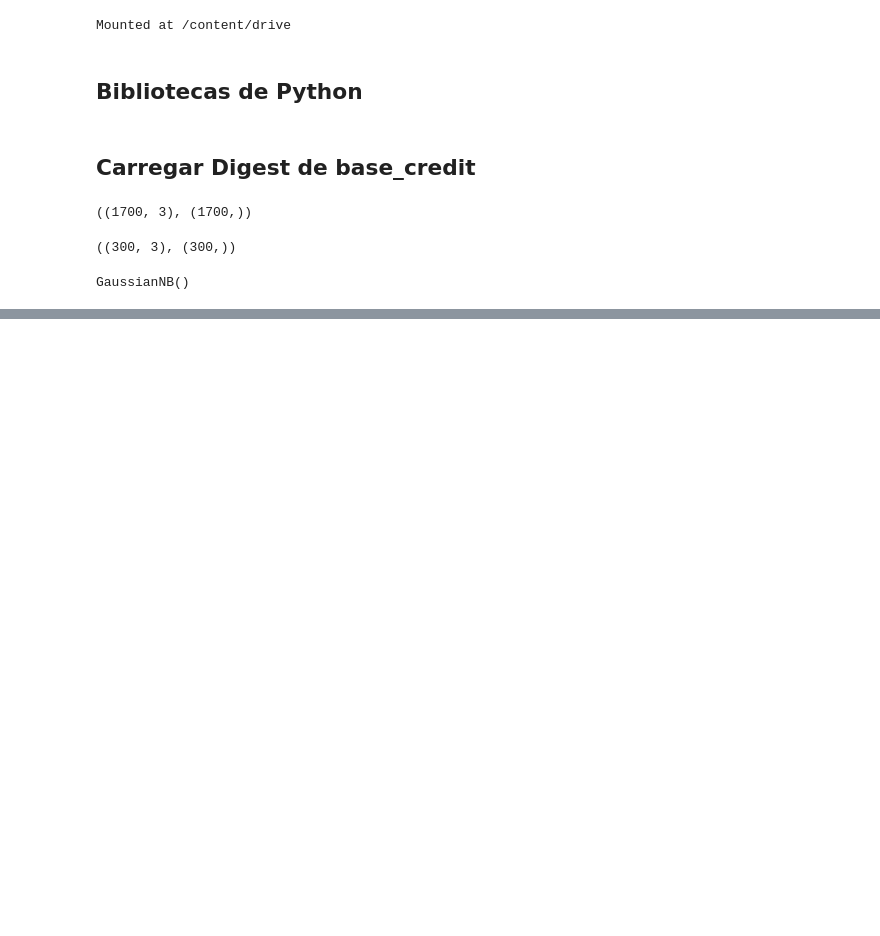
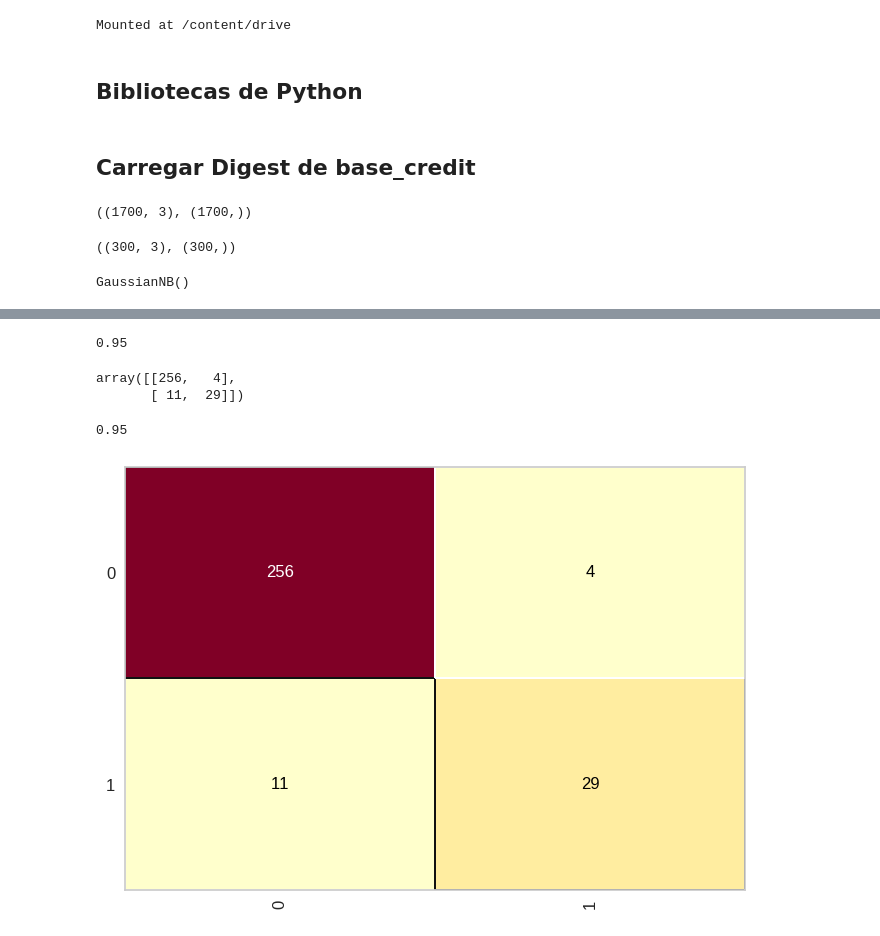
Before and after one commit to ihugow/am-t4, a Jupyter notebook: NeuralizadorCredit0423.ipynb, the cells around one changed output, grey strips where cells are left out. Saved outputs shown, nothing was run; the diff lists cells and outputs as text; code cells hidden in the pictures; blank space fills up the shorter version.

```diff
--- a/NeuralizadorCredit0423.ipynb
+++ b/NeuralizadorCredit0423.ipynb
@@ -44,0 +85,9 @@ GaussianNB()
+# %%
+accuracy_score(Y_credit_teste, credit_predict)
+# %% [output]
+0.95
+# %%
+confusion_matrix(Y_credit_teste, credit_predict)
+# %% [output]
+array([[256,   4],
+       [ 11,  29]])
@@ -44,0 +96,7 @@ GaussianNB()
+# %%
+cm_credit = ConfusionMatrix(naive_credit_data)
+cm_credit.fit(X_credit_treinamento, Y_credit_treinamento)
+cm_credit.score(X_credit_teste, Y_credit_teste)
+# %% [output]
+0.95
+[figure, added]
```
Also changed, not shown: parts of 6 cells of this notebook.
